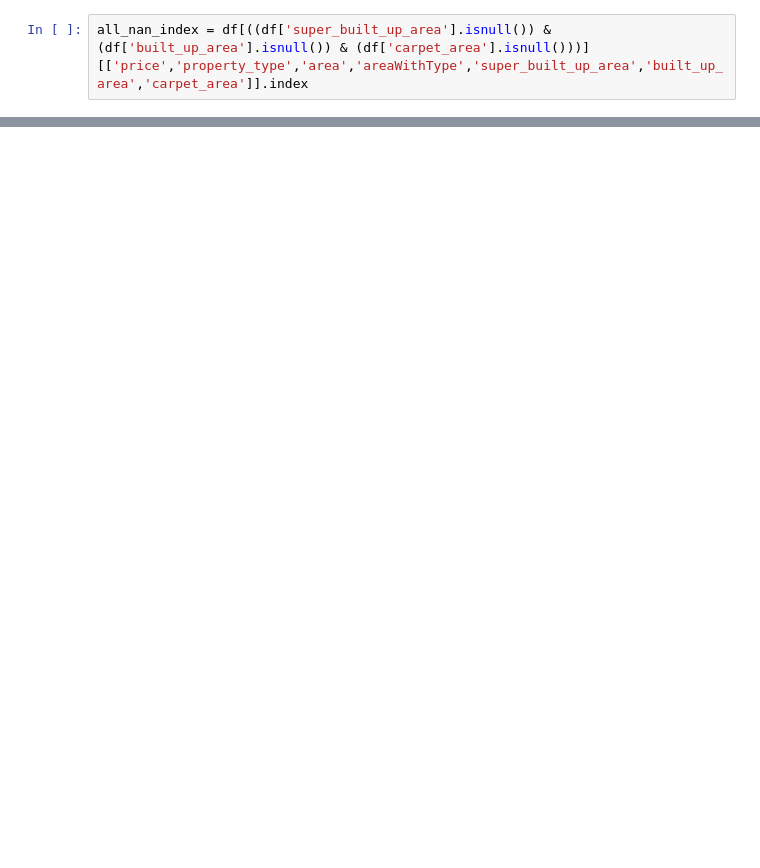
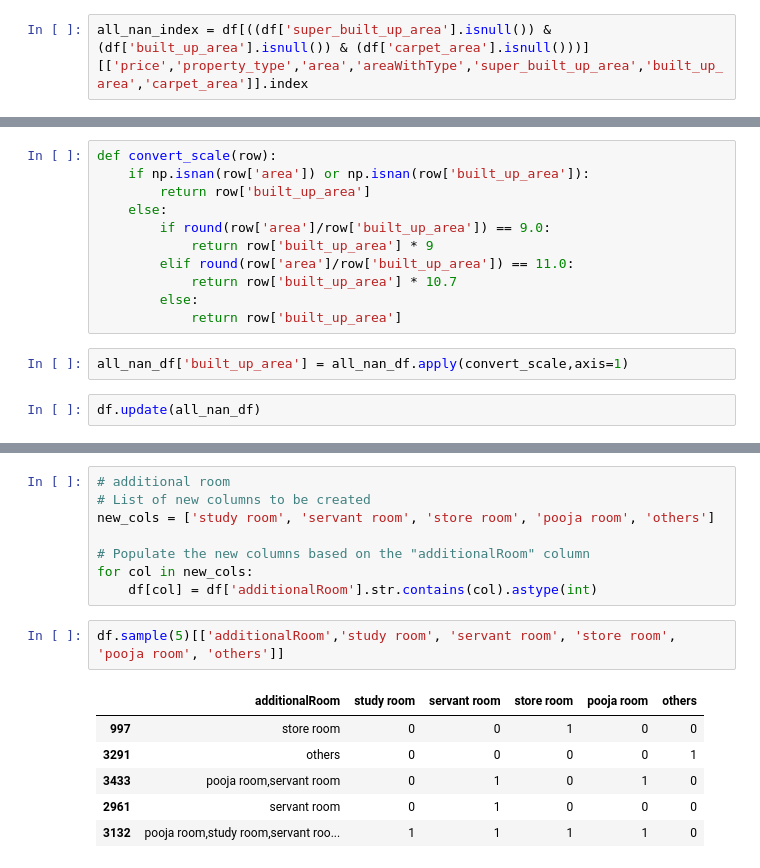
Before and after one commit to 2002hk/EstateVision, a Jupyter notebook: feature_engineering_gurgaon_v1.ipynb, the cells around one changed output, grey strips where cells are left out. Drawn from its saved outputs; the diff is of its cells as text; blank space fills up the shorter version.

Commit message:
additional pre-processing

```diff
--- a/feature_engineering_gurgaon_v1.ipynb
+++ b/feature_engineering_gurgaon_v1.ipynb
@@ -100,0 +111,15 @@ all_nan_index = df[((df['super_built_up_area'].isnull()) & (df['built_up_area'].
+# %%
+def convert_scale(row):
+    if np.isnan(row['area']) or np.isnan(row['built_up_area']):
+        return row['built_up_area']
+    else:
+        if round(row['area']/row['built_up_area']) == 9.0:
+            return row['built_up_area'] * 9
+        elif round(row['area']/row['built_up_area']) == 11.0:
+            return row['built_up_area'] * 10.7
+        else:
+            return row['built_up_area']
+# %%
+all_nan_df['built_up_area'] = all_nan_df.apply(convert_scale,axis=1)
+# %%
+df.update(all_nan_df)
@@ -100,0 +171,17 @@ all_nan_index = df[((df['super_built_up_area'].isnull()) & (df['built_up_area'].
+# %%
+# additional room
+# List of new columns to be created
+new_cols = ['study room', 'servant room', 'store room', 'pooja room', 'others']
+
+# Populate the new columns based on the "additionalRoom" column
+for col in new_cols:
+    df[col] = df['additionalRoom'].str.contains(col).astype(int)
+# %%
+df.sample(5)[['additionalRoom','study room', 'servant room', 'store room', 'pooja room', 'others']]
+# %% [output]
+|  | additionalRoom | study room | servant room | store room | pooja room | others |
+| 997 | store room | 0 | 0 | 1 | 0 | 0 |
+| 3291 | others | 0 | 0 | 0 | 0 | 1 |
+| 3433 | pooja room,servant room | 0 | 1 | 0 | 1 | 0 |
+| 2961 | servant room | 0 | 1 | 0 | 0 | 0 |
+| 3132 | pooja room,study room,servant roo... | 1 | 1 | 1 | 1 | 0 |
```
Also changed, not shown: parts of 39 cells of this notebook.
